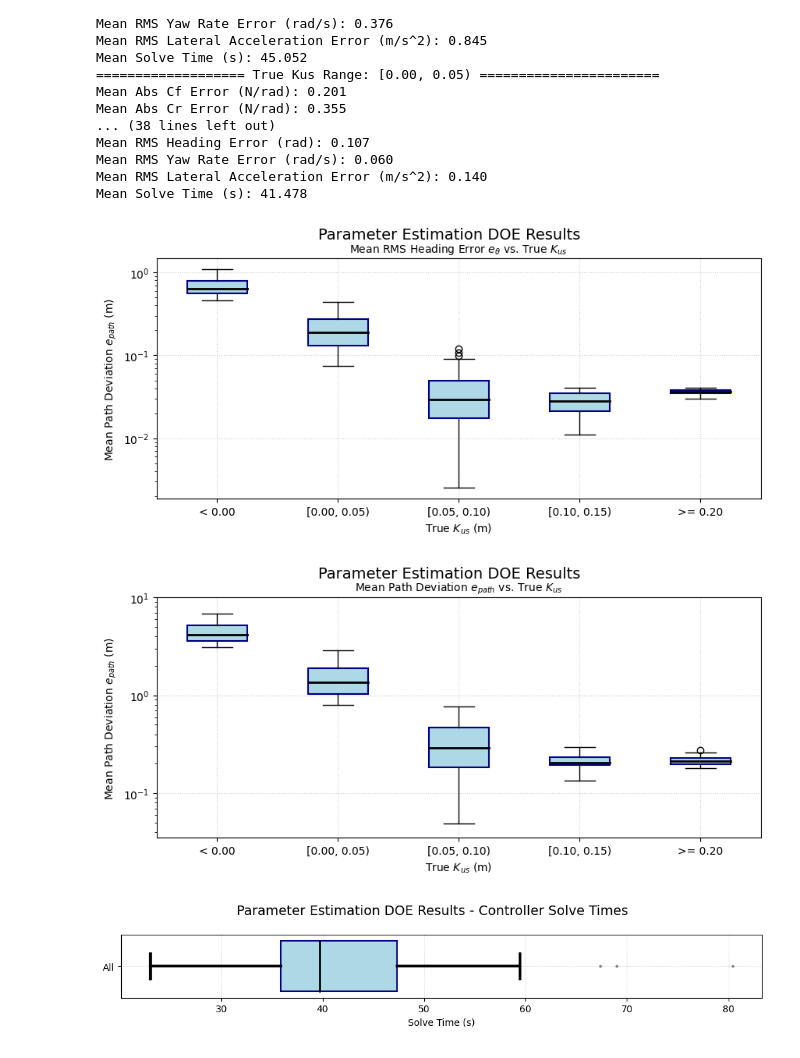
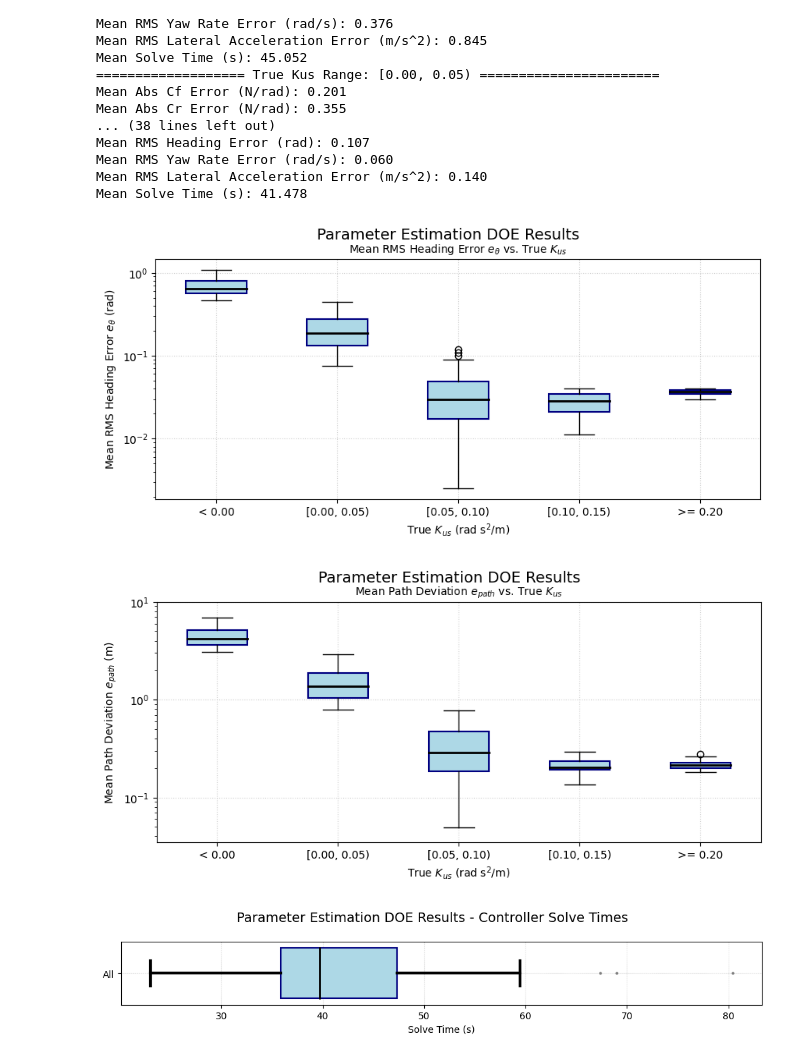
Before and after one commit to SamKhzym/cloud-auto-park, a Jupyter notebook: sim_ws/src/digital_twin/param_estimator/analysis/param_est_doe.ipynb, the cells around one changed output. Drawn from its saved outputs; the diff is of its cells as text; code cells hidden in the pictures.

```diff
--- a/sim_ws/src/digital_twin/param_estimator/analysis/param_est_doe.ipynb
+++ b/sim_ws/src/digital_twin/param_estimator/analysis/param_est_doe.ipynb
@@ -532,24 +532,24 @@ Mean Solve Time (s): 41.478
 # %%
 import matplotlib.pyplot as plt
 
 plt.gcf().set_size_inches(10, 4)
 
 plt.boxplot([group['rmse_headings'] for group in data_ranges[0:-1]], labels=kus_range_labels[0:-1],
             patch_artist=True,
             medianprops={'color': 'black', 'linewidth': 2},
             boxprops=dict(facecolor='lightblue', color='navy', linewidth=1.5))
 
-plt.xlabel('True $K_{us}$ (m)')
-plt.ylabel('Mean Path Deviation $e_{path}$ (m)')
+plt.xlabel('True $K_{us}$ (rad s$^2$/m)')
+plt.ylabel('Mean RMS Heading Error $e_{\\theta}$ (rad)')
 # plt.legend(loc='upper left')
 plt.suptitle('Parameter Estimation DOE Results', fontsize=14)
 plt.gca().set_title('Mean RMS Heading Error $e_{\\theta}$ vs. True $K_{us}$', fontsize=10)
 plt.yscale('log')
 # plt.ylim(0.035, 10)
 plt.grid(True, linestyle=':', alpha=0.6)
 plt.savefig('figures/param_est_doe_rms_heading_boxplot.svg')
 # %% [output]
-[figure, old version]
+[figure, new version]
 # %%
 import matplotlib.pyplot as plt
 
@@ -560,7 +560,7 @@ plt.boxplot([group['mean_path_deviations'] for group in data_ranges[0:-1]], labe
             medianprops={'color': 'black', 'linewidth': 2},
             boxprops=dict(facecolor='lightblue', color='navy', linewidth=1.5))
 
-plt.xlabel('True $K_{us}$ (m)')
+plt.xlabel('True $K_{us}$ (rad s$^2$/m)')
 plt.ylabel('Mean Path Deviation $e_{path}$ (m)')
 # plt.legend(loc='upper left')
 plt.suptitle('Parameter Estimation DOE Results', fontsize=14)
@@ -570,7 +570,7 @@ plt.ylim(0.035, 10)
 plt.grid(True, linestyle=':', alpha=0.6)
 plt.savefig('figures/param_est_doe_mean_path_boxplot.svg')
 # %% [output]
-[figure, old version]
+[figure, new version]
 # %%
 import matplotlib.pyplot as plt
 
```
Also changed, not shown: parts of 3 cells of this notebook, 4 other files.
